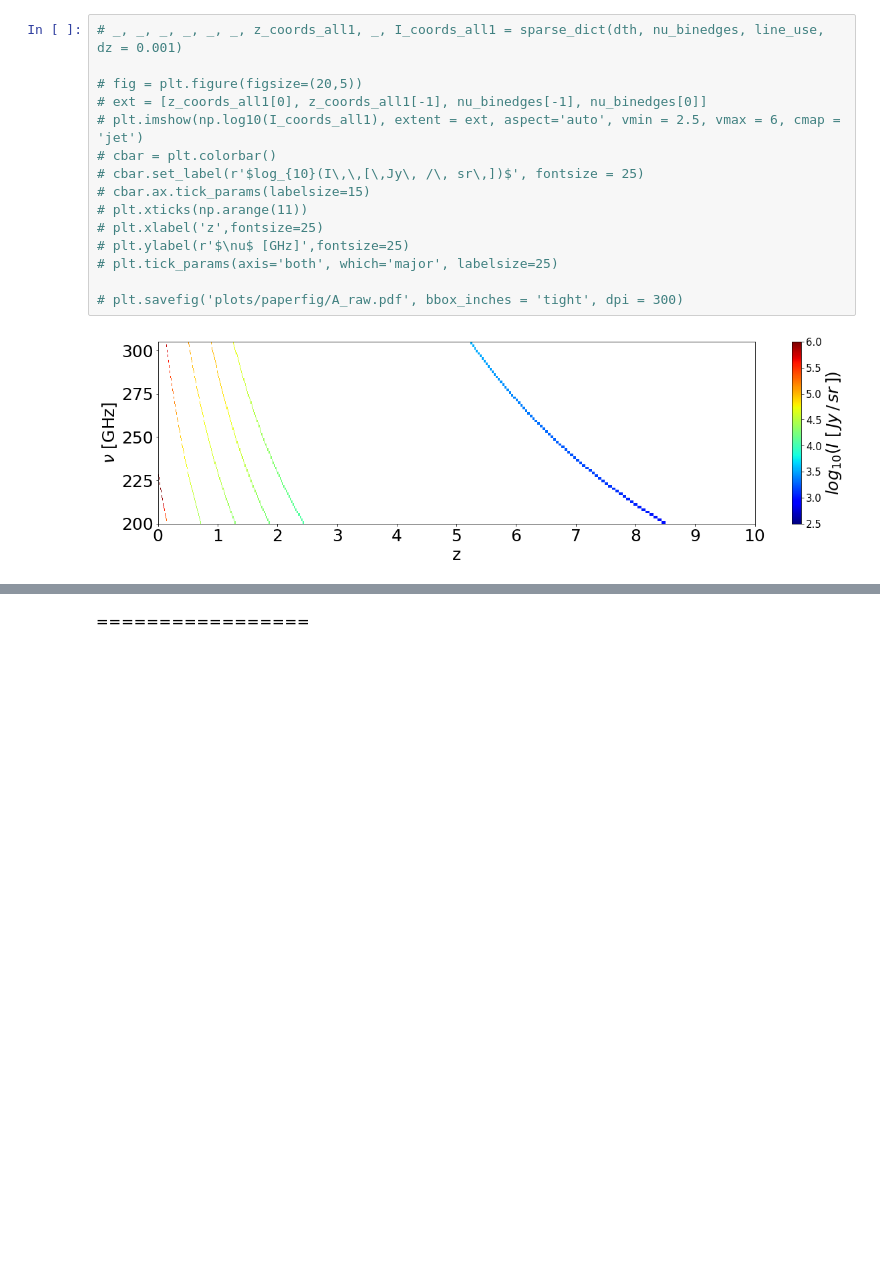
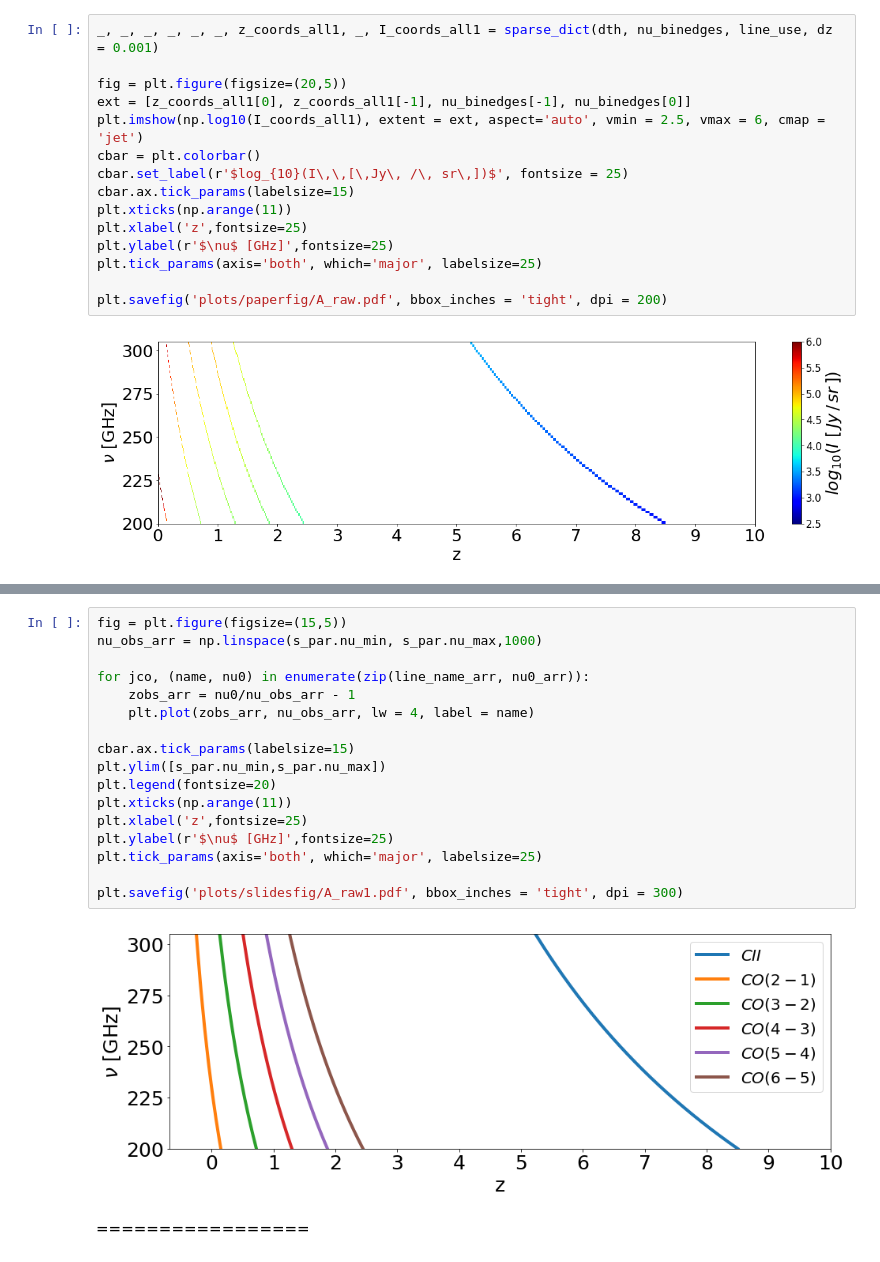
Before and after one commit to yuntingcheng/sim_cii, a Jupyter notebook: sparse_S1_basic.ipynb, the cells around one changed output, grey strips where cells are left out. Saved outputs shown, nothing was run; the diff lists cells and outputs as text; blank space fills up the shorter version.

```diff
--- a/sparse_S1_basic.ipynb
+++ b/sparse_S1_basic.ipynb
@@ -103,19 +103,19 @@ skip this cell
 # %% [markdown]
 =================
 # %%
-# _, _, _, _, _, _, z_coords_all1, _, I_coords_all1 = sparse_dict(dth, nu_binedges, line_use, dz = 0.001)
+_, _, _, _, _, _, z_coords_all1, _, I_coords_all1 = sparse_dict(dth, nu_binedges, line_use, dz = 0.001)
 
-# fig = plt.figure(figsize=(20,5))
-# ext = [z_coords_all1[0], z_coords_all1[-1], nu_binedges[-1], nu_binedges[0]]
-# plt.imshow(np.log10(I_coords_all1), extent = ext, aspect='auto', vmin = 2.5, vmax = 6, cmap = 'jet')
-# cbar = plt.colorbar()
-# cbar.set_label(r'$log_{10}(I\,\,[\,Jy\, /\, sr\,])$', fontsize = 25)
-# cbar.ax.tick_params(labelsize=15)
-# plt.xticks(np.arange(11))
-# plt.xlabel('z',fontsize=25)
-# plt.ylabel(r'$\nu$ [GHz]',fontsize=25)
-# plt.tick_params(axis='both', which='major', labelsize=25)
+fig = plt.figure(figsize=(20,5))
+ext = [z_coords_all1[0], z_coords_all1[-1], nu_binedges[-1], nu_binedges[0]]
+plt.imshow(np.log10(I_coords_all1), extent = ext, aspect='auto', vmin = 2.5, vmax = 6, cmap = 'jet')
+cbar = plt.colorbar()
+cbar.set_label(r'$log_{10}(I\,\,[\,Jy\, /\, sr\,])$', fontsize = 25)
+cbar.ax.tick_params(labelsize=15)
+plt.xticks(np.arange(11))
+plt.xlabel('z',fontsize=25)
+plt.ylabel(r'$\nu$ [GHz]',fontsize=25)
+plt.tick_params(axis='both', which='major', labelsize=25)
 
-# plt.savefig('plots/paperfig/A_raw.pdf', bbox_inches = 'tight', dpi = 300)
+plt.savefig('plots/paperfig/A_raw.pdf', bbox_inches = 'tight', dpi = 200)
 # %% [output]
 [figure]
@@ -122,3 +147,22 @@ skip this cell
+# %%
+fig = plt.figure(figsize=(15,5))
+nu_obs_arr = np.linspace(s_par.nu_min, s_par.nu_max,1000)
+
+for jco, (name, nu0) in enumerate(zip(line_name_arr, nu0_arr)):
+    zobs_arr = nu0/nu_obs_arr - 1
+    plt.plot(zobs_arr, nu_obs_arr, lw = 4, label = name)
+
+cbar.ax.tick_params(labelsize=15)
+plt.ylim([s_par.nu_min,s_par.nu_max])
+plt.legend(fontsize=20)
+plt.xticks(np.arange(11))
+plt.xlabel('z',fontsize=25)
+plt.ylabel(r'$\nu$ [GHz]',fontsize=25)
+plt.tick_params(axis='both', which='major', labelsize=25)
+
+plt.savefig('plots/slidesfig/A_raw1.pdf', bbox_inches = 'tight', dpi = 300)
+# %% [output]
+[figure, added]
 # %% [markdown]
 =================
 # %% [markdown]
```
Also changed, not shown: parts of 6 cells of this notebook, 6 other files.
